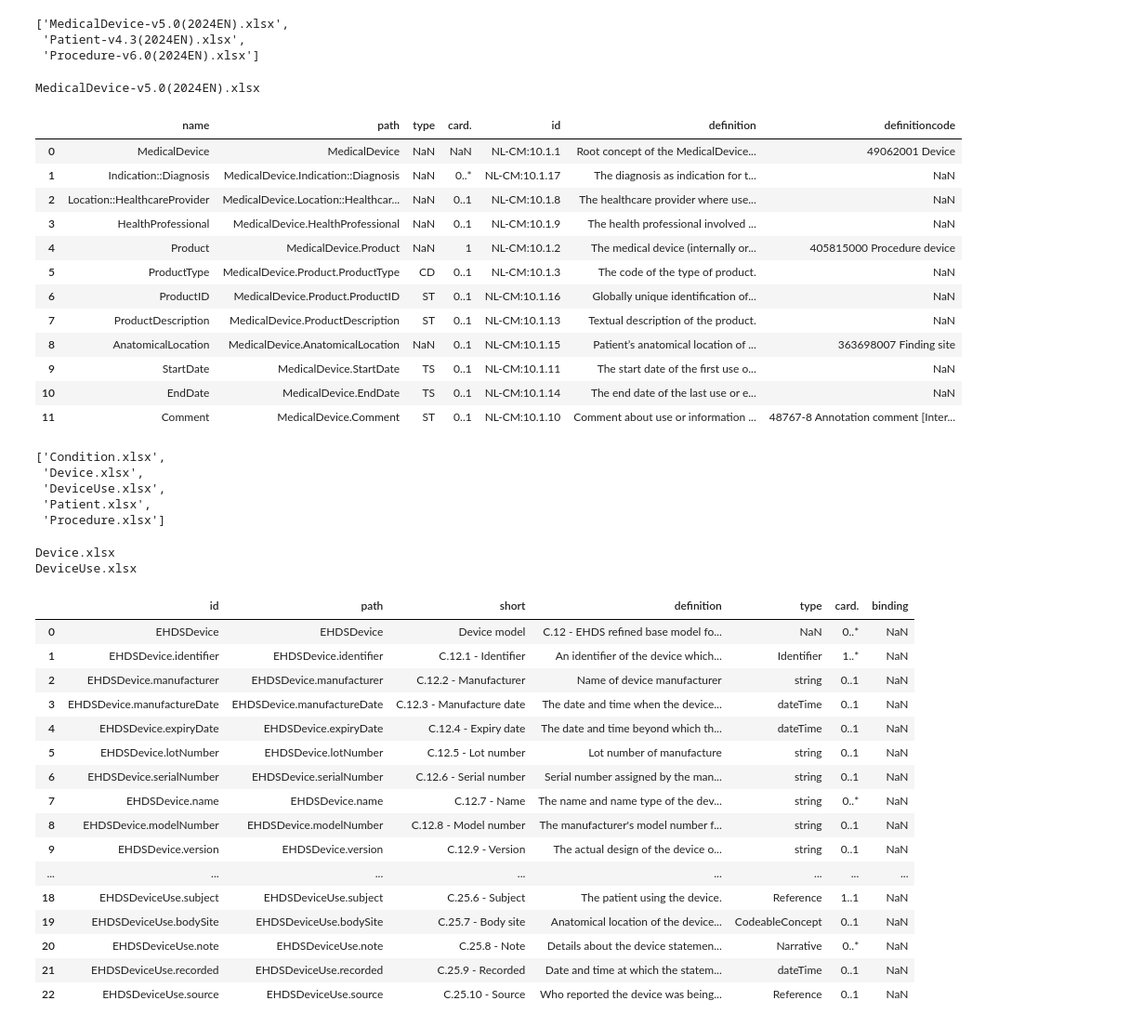
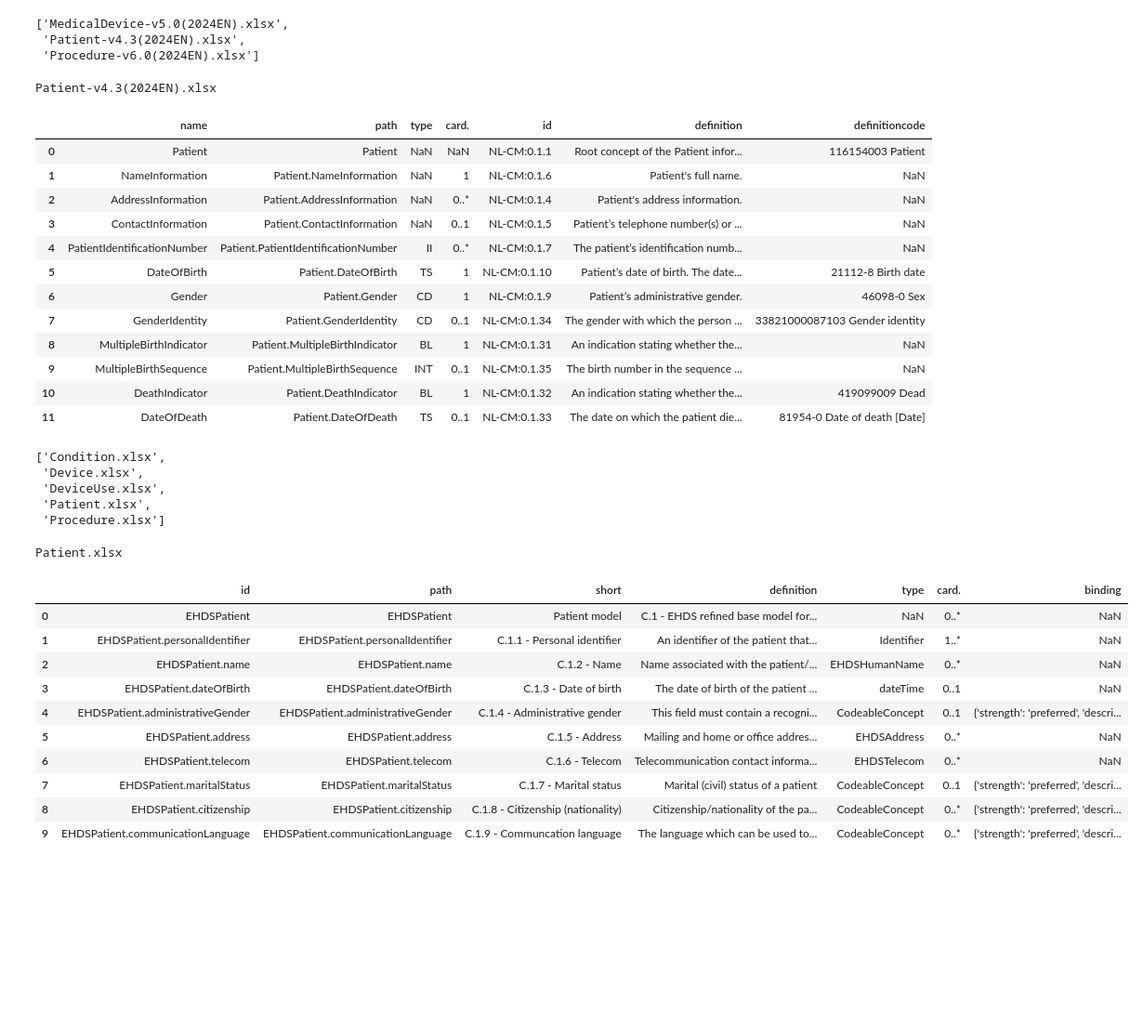
Before and after one commit to mgraauw/eu-nl-compared, a Jupyter notebook: mapping.ipynb, the cells around one changed output. Shown at 93% size. Saved outputs shown, nothing was run; the diff lists cells and outputs as text; code cells hidden in the pictures; blank space fills up the shorter version.

Commit message:
Ook comments bijgewerkt

```diff
--- a/mapping.ipynb
+++ b/mapping.ipynb
@@ -12,26 +12,26 @@ zibs
  'Patient-v4.3(2024EN).xlsx',
  'Procedure-v6.0(2024EN).xlsx']
 # %%
-zib = zibs[0]
+zib = zibs[1]
 print(zib)
 zibpath = os.path.join(zibspath, zib)
 zibdf = pd.read_excel(zibpath)
 zibdf
 # %% [output]
-MedicalDevice-v5.0(2024EN).xlsx
+Patient-v4.3(2024EN).xlsx
 |  | name | path | type | card. | id | definition | definitioncode |
-| 0 | MedicalDevice | MedicalDevice | NaN | NaN | NL-CM:10.1.1 | Root concept of the MedicalDevice... | 49062001 Device |
-| 1 | Indication::Diagnosis | MedicalDevice.Indication::Diagnosis | NaN | 0..* | NL-CM:10.1.17 | The diagnosis as indication for t... | NaN |
-| 2 | Location::HealthcareProvider | MedicalDevice.Location::Healthcar... | NaN | 0..1 | NL-CM:10.1.8 | The healthcare provider where use... | NaN |
-| 3 | HealthProfessional | MedicalDevice.HealthProfessional | NaN | 0..1 | NL-CM:10.1.9 | The health professional involved ... | NaN |
-| 4 | Product | MedicalDevice.Product | NaN | 1 | NL-CM:10.1.2 | The medical device (internally or... | 405815000 Procedure device |
-| 5 | ProductType | MedicalDevice.Product.ProductType | CD | 0..1 | NL-CM:10.1.3 | The code of the type of product. | NaN |
-| 6 | ProductID | MedicalDevice.Product.ProductID | ST | 0..1 | NL-CM:10.1.16 | Globally unique identification of... | NaN |
-| 7 | ProductDescription | MedicalDevice.ProductDescription | ST | 0..1 | NL-CM:10.1.13 | Textual description of the product. | NaN |
-| 8 | AnatomicalLocation | MedicalDevice.AnatomicalLocation | NaN | 0..1 | NL-CM:10.1.15 | Patient’s anatomical location of ... | 363698007 Finding site |
-| 9 | StartDate | MedicalDevice.StartDate | TS | 0..1 | NL-CM:10.1.11 | The start date of the first use o... | NaN |
-| 10 | EndDate | MedicalDevice.EndDate | TS | 0..1 | NL-CM:10.1.14 | The end date of the last use or e... | NaN |
-| 11 | Comment | MedicalDevice.Comment | ST | 0..1 | NL-CM:10.1.10 | Comment about use or information ... | 48767-8 Annotation comment [Inter... |
+| 0 | Patient | Patient | NaN | NaN | NL-CM:0.1.1 | Root concept of the Patient infor... | 116154003 Patient |
+| 1 | NameInformation | Patient.NameInformation | NaN | 1 | NL-CM:0.1.6 | Patient's full name. | NaN |
+| 2 | AddressInformation | Patient.AddressInformation | NaN | 0..* | NL-CM:0.1.4 | Patient's address information. | NaN |
+| 3 | ContactInformation | Patient.ContactInformation | NaN | 0..1 | NL-CM:0.1.5 | Patient’s telephone number(s) or ... | NaN |
+| 4 | PatientIdentificationNumber | Patient.PatientIdentificationNumber | II | 0..* | NL-CM:0.1.7 | The patient’s identification numb... | NaN |
+| 5 | DateOfBirth | Patient.DateOfBirth | TS | 1 | NL-CM:0.1.10 | Patient’s date of birth. The date... | 21112-8 Birth date |
+| 6 | Gender | Patient.Gender | CD | 1 | NL-CM:0.1.9 | Patient’s administrative gender. | 46098-0 Sex |
+| 7 | GenderIdentity | Patient.GenderIdentity | CD | 0..1 | NL-CM:0.1.34 | The gender with which the person ... | 33821000087103 Gender identity |
+| 8 | MultipleBirthIndicator | Patient.MultipleBirthIndicator | BL | 1 | NL-CM:0.1.31 | An indication stating whether the... | NaN |
+| 9 | MultipleBirthSequence | Patient.MultipleBirthSequence | INT | 0..1 | NL-CM:0.1.35 | The birth number in the sequence ... | NaN |
+| 10 | DeathIndicator | Patient.DeathIndicator | BL | 1 | NL-CM:0.1.32 | An indication stating whether the... | 419099009 Dead |
+| 11 | DateOfDeath | Patient.DateOfDeath | TS | 0..1 | NL-CM:0.1.33 | The date on which the patient die... | 81954-0 Date of death [Date] |
 # %%
 xlmbase = 'xtehr'
 xlmspath = os.path.join(xlmbase, 'mappable')
@@ -44,38 +44,31 @@ xlms
  'Patient.xlsx',
  'Procedure.xlsx']
 # %%
-xlm = xlms[1]
+xlm = xlms[3]
 print( xlm)
 xlmpath = os.path.join(xlmspath, xlm)
 xlmdf = pd.read_excel(xlmpath)
 xlmdf
 # only for device use
 # xlm = xlms[2]
 # print( xlm)
 # xlmpath = os.path.join(xlmspath, xlm)
 # xlmdf2 = pd.read_excel(xlmpath)
 # xlmdf = pd.concat([xlmdf, xlmdf2], ignore_index=True)
 # xlmdf
 # %% [output]
-Device.xlsx
-DeviceUse.xlsx
+Patient.xlsx
 |  | id | path | short | definition | type | card. | binding |
-| 0 | EHDSDevice | EHDSDevice | Device model | C.12 - EHDS refined base model fo... | NaN | 0..* | NaN |
-| 1 | EHDSDevice.identifier | EHDSDevice.identifier | C.12.1 - Identifier | An identifier of the device which... | Identifier | 1..* | NaN |
-| 2 | EHDSDevice.manufacturer | EHDSDevice.manufacturer | C.12.2 - Manufacturer | Name of device manufacturer | string | 0..1 | NaN |
-| 3 | EHDSDevice.manufactureDate | EHDSDevice.manufactureDate | C.12.3 - Manufacture date | The date and time when the device... | dateTime | 0..1 | NaN |
-| 4 | EHDSDevice.expiryDate | EHDSDevice.expiryDate | C.12.4 - Expiry date | The date and time beyond which th... | dateTime | 0..1 | NaN |
-| 5 | EHDSDevice.lotNumber | EHDSDevice.lotNumber | C.12.5 - Lot number | Lot number of manufacture | string | 0..1 | NaN |
-| 6 | EHDSDevice.serialNumber | EHDSDevice.serialNumber | C.12.6 - Serial number | Serial number assigned by the man... | string | 0..1 | NaN |
-| 7 | EHDSDevice.name | EHDSDevice.name | C.12.7 - Name | The name and name type of the dev... | string | 0..* | NaN |
-| 8 | EHDSDevice.modelNumber | EHDSDevice.modelNumber | C.12.8 - Model number | The manufacturer's model number f... | string | 0..1 | NaN |
-| 9 | EHDSDevice.version | EHDSDevice.version | C.12.9 - Version | The actual design of the device o... | string | 0..1 | NaN |
-| ... | ... | ... | ... | ... | ... | ... | ... |
-| 18 | EHDSDeviceUse.subject | EHDSDeviceUse.subject | C.25.6 - Subject | The patient using the device. | Reference | 1..1 | NaN |
-| 19 | EHDSDeviceUse.bodySite | EHDSDeviceUse.bodySite | C.25.7 - Body site | Anatomical location of the device... | CodeableConcept | 0..1 | NaN |
-| 20 | EHDSDeviceUse.note | EHDSDeviceUse.note | C.25.8 - Note | Details about the device statemen... | Narrative | 0..* | NaN |
-| 21 | EHDSDeviceUse.recorded | EHDSDeviceUse.recorded | C.25.9 - Recorded | Date and time at which the statem... | dateTime | 0..1 | NaN |
-| 22 | EHDSDeviceUse.source | EHDSDeviceUse.source | C.25.10 - Source | Who reported the device was being... | Reference | 0..1 | NaN |
+| 0 | EHDSPatient | EHDSPatient | Patient model | C.1 - EHDS refined base model for... | NaN | 0..* | NaN |
+| 1 | EHDSPatient.personalIdentifier | EHDSPatient.personalIdentifier | C.1.1 - Personal identifier | An identifier of the patient that... | Identifier | 1..* | NaN |
+| 2 | EHDSPatient.name | EHDSPatient.name | C.1.2 - Name | Name associated with the patient/... | EHDSHumanName | 0..* | NaN |
+| 3 | EHDSPatient.dateOfBirth | EHDSPatient.dateOfBirth | C.1.3 - Date of birth | The date of birth of the patient ... | dateTime | 0..1 | NaN |
+| 4 | EHDSPatient.administrativeGender | EHDSPatient.administrativeGender | C.1.4 - Administrative gender | This field must contain a recogni... | CodeableConcept | 0..1 | {'strength': 'preferred', 'descri... |
+| 5 | EHDSPatient.address | EHDSPatient.address | C.1.5 - Address | Mailing and home or office addres... | EHDSAddress | 0..* | NaN |
+| 6 | EHDSPatient.telecom | EHDSPatient.telecom | C.1.6 - Telecom | Telecommunication contact informa... | EHDSTelecom | 0..* | NaN |
+| 7 | EHDSPatient.maritalStatus | EHDSPatient.maritalStatus | C.1.7 - Marital status | Marital (civil) status of a patient | CodeableConcept | 0..1 | {'strength': 'preferred', 'descri... |
+| 8 | EHDSPatient.citizenship | EHDSPatient.citizenship | C.1.8 - Citizenship (nationality) | Citizenship/nationality of the pa... | CodeableConcept | 0..* | {'strength': 'preferred', 'descri... |
+| 9 | EHDSPatient.communicationLanguage | EHDSPatient.communicationLanguage | C.1.9 - Communcation language | The language which can be used to... | CodeableConcept | 0..* | {'strength': 'preferred', 'descri... |
 # %%
 mapbase = 'maps'
 maps = os.listdir(mapbase)
```
Also changed, not shown: parts of 5 cells of this notebook, 1 other file.
